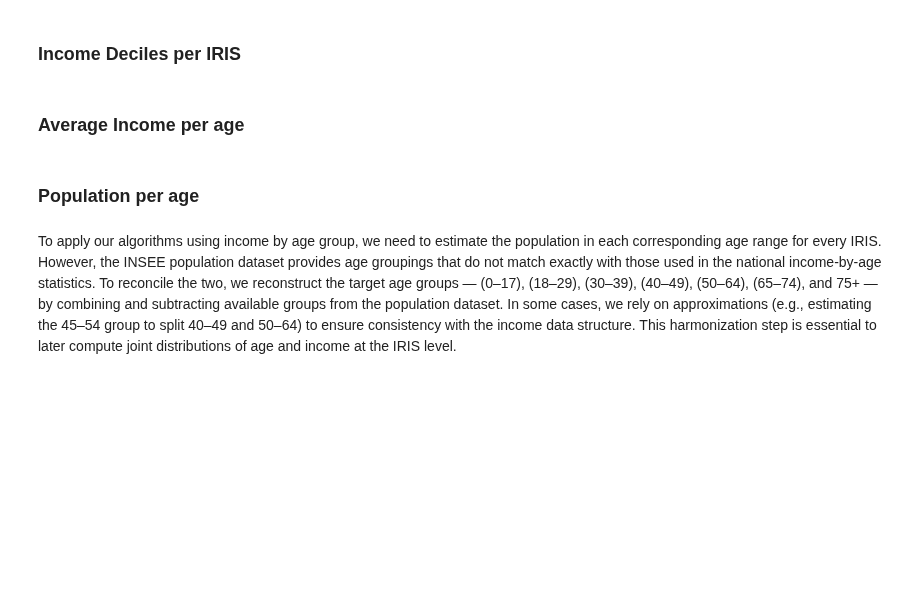
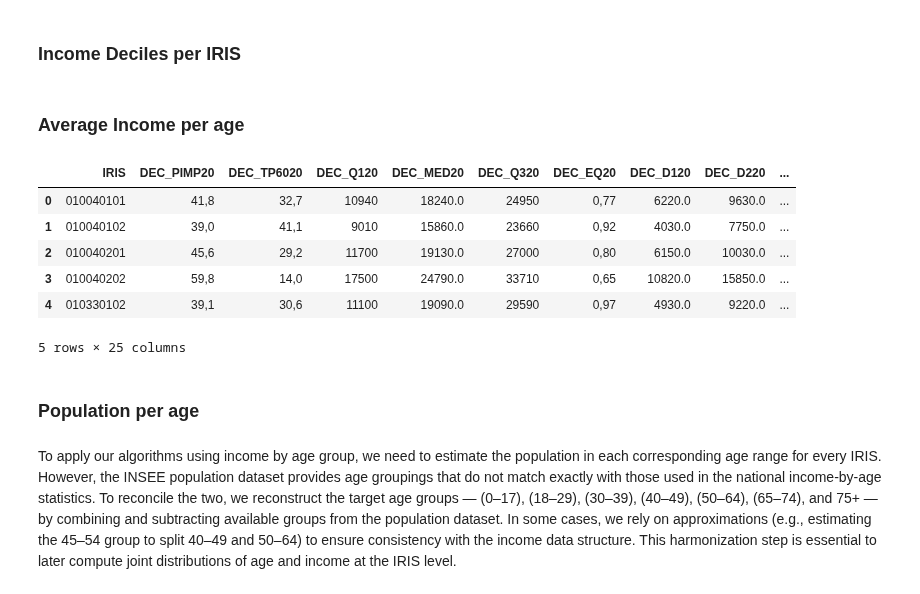
Before and after one commit to moranenzo/ML-Wasserstein, a Jupyter notebook: notebooks/IRISxAGE.ipynb, the cells around one changed output. Cells and saved outputs as stored; diff of their text form; code cells hidden in the pictures; blank space fills up the shorter version.

```diff
--- a/notebooks/IRISxAGE.ipynb
+++ b/notebooks/IRISxAGE.ipynb
@@ -93,6 +93,16 @@ df_income_age = df_income_age[df_income_age['AGE_GROUP'].isin(age_groups)].reset
 
 # Keep only the relevant columns
 df_income_age = df_income_age[["AGE_GROUP", "MEDIAN_INCOME"]]
+# %%
+df_income.head()
+# %% [output]
+|  | IRIS | DEC_PIMP20 | DEC_TP6020 | DEC_Q120 | DEC_MED20 | DEC_Q320 | DEC_EQ20 | DEC_D120 | DEC_D220 | ... |
+| 0 | 010040101 | 41,8 | 32,7 | 10940 | 18240.0 | 24950 | 0,77 | 6220.0 | 9630.0 | ... |
+| 1 | 010040102 | 39,0 | 41,1 | 9010 | 15860.0 | 23660 | 0,92 | 4030.0 | 7750.0 | ... |
+| 2 | 010040201 | 45,6 | 29,2 | 11700 | 19130.0 | 27000 | 0,80 | 6150.0 | 10030.0 | ... |
+| 3 | 010040202 | 59,8 | 14,0 | 17500 | 24790.0 | 33710 | 0,65 | 10820.0 | 15850.0 | ... |
+| 4 | 010330102 | 39,1 | 30,6 | 11100 | 19090.0 | 29590 | 0,97 | 4930.0 | 9220.0 | ... |
+5 rows × 25 columns
 # %% [markdown]
 ### Population per age
 # %% [markdown]
```
Also changed, not shown: parts of 16 cells of this notebook.
